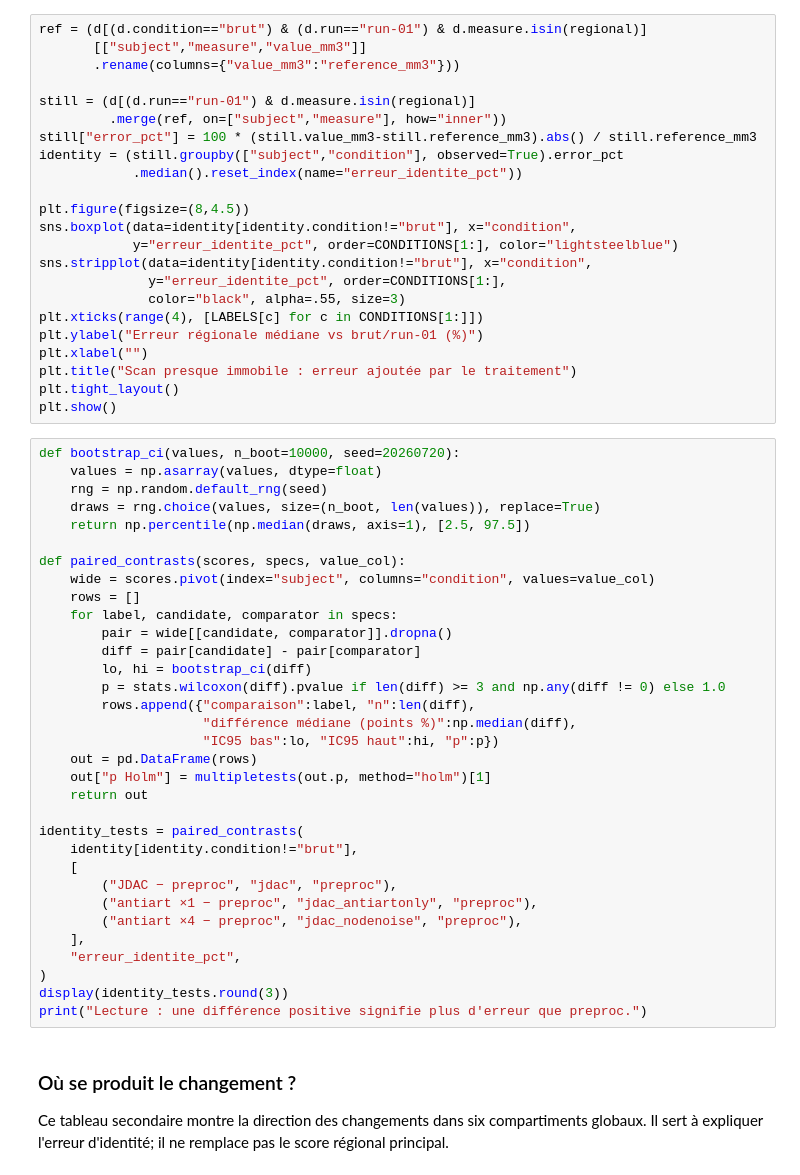
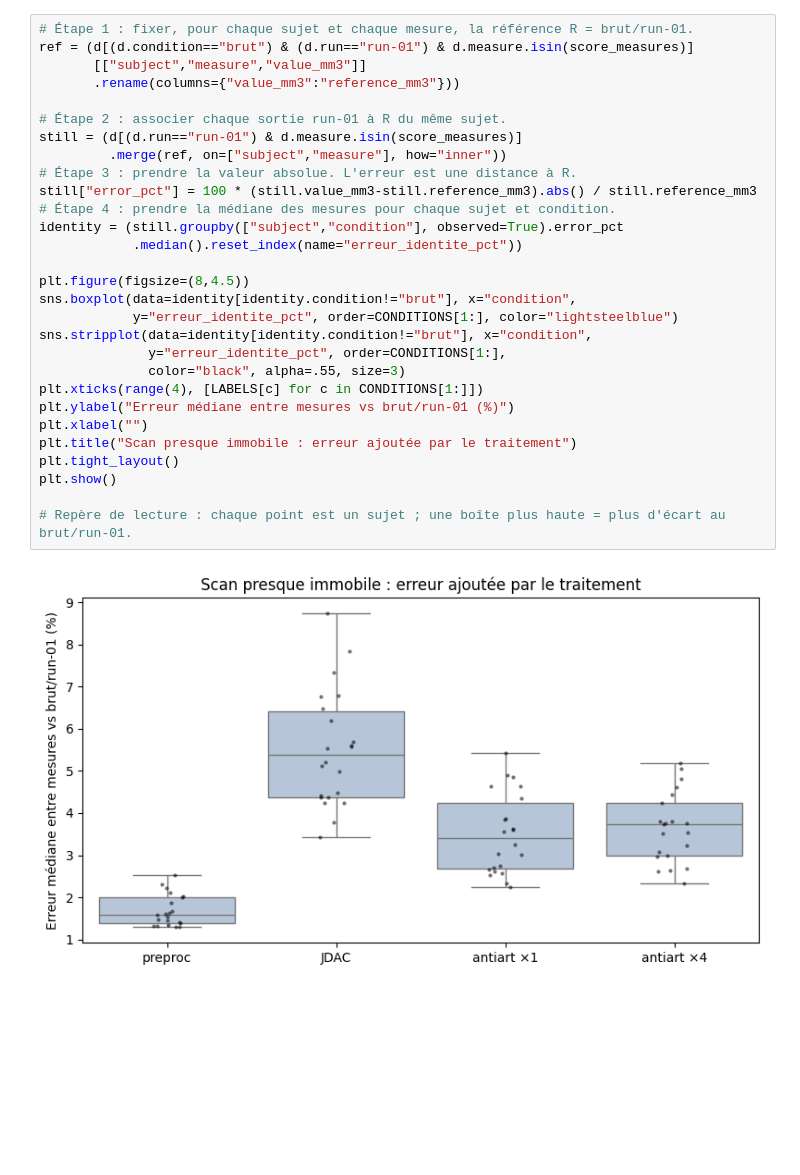
Before and after one commit to math-wil/jdac-motion-correction, a Jupyter notebook: pipelines/ds004332/phase5_fidelity/explore_aseg_rigide.ipynb, the cells around one changed output. Saved outputs shown, nothing was run; the diff lists cells and outputs as text; blank space fills up the shorter version.

Commit message:
Phase 5 aseg : notebook lisible (interprétations sous chaque tableau, unités, noms FreeSurfer, section 3 Agitation-volume) + export HTML sans code

```diff
--- a/pipelines/ds004332/phase5_fidelity/explore_aseg_rigide.ipynb
+++ b/pipelines/ds004332/phase5_fidelity/explore_aseg_rigide.ipynb
@@ -87,60 +177,31 @@ Une valeur faible est meilleure. La comparaison principale est JDAC contre prepr
 # %%
-ref = (d[(d.condition=="brut") & (d.run=="run-01") & d.measure.isin(regional)]
+# Étape 1 : fixer, pour chaque sujet et chaque mesure, la référence R = brut/run-01.
+ref = (d[(d.condition=="brut") & (d.run=="run-01") & d.measure.isin(score_measures)]
        [["subject","measure","value_mm3"]]
        .rename(columns={"value_mm3":"reference_mm3"}))
 
-still = (d[(d.run=="run-01") & d.measure.isin(regional)]
+# Étape 2 : associer chaque sortie run-01 à R du même sujet.
+still = (d[(d.run=="run-01") & d.measure.isin(score_measures)]
          .merge(ref, on=["subject","measure"], how="inner"))
+# Étape 3 : prendre la valeur absolue. L'erreur est une distance à R.
 still["error_pct"] = 100 * (still.value_mm3-still.reference_mm3).abs() / still.reference_mm3
+# Étape 4 : prendre la médiane des mesures pour chaque sujet et condition.
 identity = (still.groupby(["subject","condition"], observed=True).error_pct
             .median().reset_index(name="erreur_identite_pct"))
 
 plt.figure(figsize=(8,4.5))
 sns.boxplot(data=identity[identity.condition!="brut"], x="condition",
             y="erreur_identite_pct", order=CONDITIONS[1:], color="lightsteelblue")
 sns.stripplot(data=identity[identity.condition!="brut"], x="condition",
               y="erreur_identite_pct", order=CONDITIONS[1:],
               color="black", alpha=.55, size=3)
 plt.xticks(range(4), [LABELS[c] for c in CONDITIONS[1:]])
-plt.ylabel("Erreur régionale médiane vs brut/run-01 (%)")
+plt.ylabel("Erreur médiane entre mesures vs brut/run-01 (%)")
 plt.xlabel("")
 plt.title("Scan presque immobile : erreur ajoutée par le traitement")
 plt.tight_layout()
 plt.show()
+
+# Repère de lecture : chaque point est un sujet ; une boîte plus haute = plus d'écart au brut/run-01.
+# %% [output]
+[figure, added]
-# %%
-def bootstrap_ci(values, n_boot=10000, seed=20260720):
-    values = np.asarray(values, dtype=float)
-    rng = np.random.default_rng(seed)
-    draws = rng.choice(values, size=(n_boot, len(values)), replace=True)
-    return np.percentile(np.median(draws, axis=1), [2.5, 97.5])
-
-def paired_contrasts(scores, specs, value_col):
-    wide = scores.pivot(index="subject", columns="condition", values=value_col)
-    rows = []
-    for label, candidate, comparator in specs:
-        pair = wide[[candidate, comparator]].dropna()
-        diff = pair[candidate] - pair[comparator]
-        lo, hi = bootstrap_ci(diff)
-        p = stats.wilcoxon(diff).pvalue if len(diff) >= 3 and np.any(diff != 0) else 1.0
-        rows.append({"comparaison":label, "n":len(diff),
-                     "différence médiane (points %)":np.median(diff),
-                     "IC95 bas":lo, "IC95 haut":hi, "p":p})
-    out = pd.DataFrame(rows)
-    out["p Holm"] = multipletests(out.p, method="holm")[1]
-    return out
-
-identity_tests = paired_contrasts(
-    identity[identity.condition!="brut"],
-    [
-        ("JDAC − preproc", "jdac", "preproc"),
-        ("antiart ×1 − preproc", "jdac_antiartonly", "preproc"),
-        ("antiart ×4 − preproc", "jdac_nodenoise", "preproc"),
-    ],
-    "erreur_identite_pct",
-)
-display(identity_tests.round(3))
-print("Lecture : une différence positive signifie plus d'erreur que preproc.")
-# %% [markdown]
-### Où se produit le changement ?
-
-Ce tableau secondaire montre la direction des changements dans six compartiments globaux. Il sert à expliquer l'erreur d'identité; il ne remplace pas le score régional principal.
```
Also changed, not shown: parts of 23 cells of this notebook, 2 other files.
